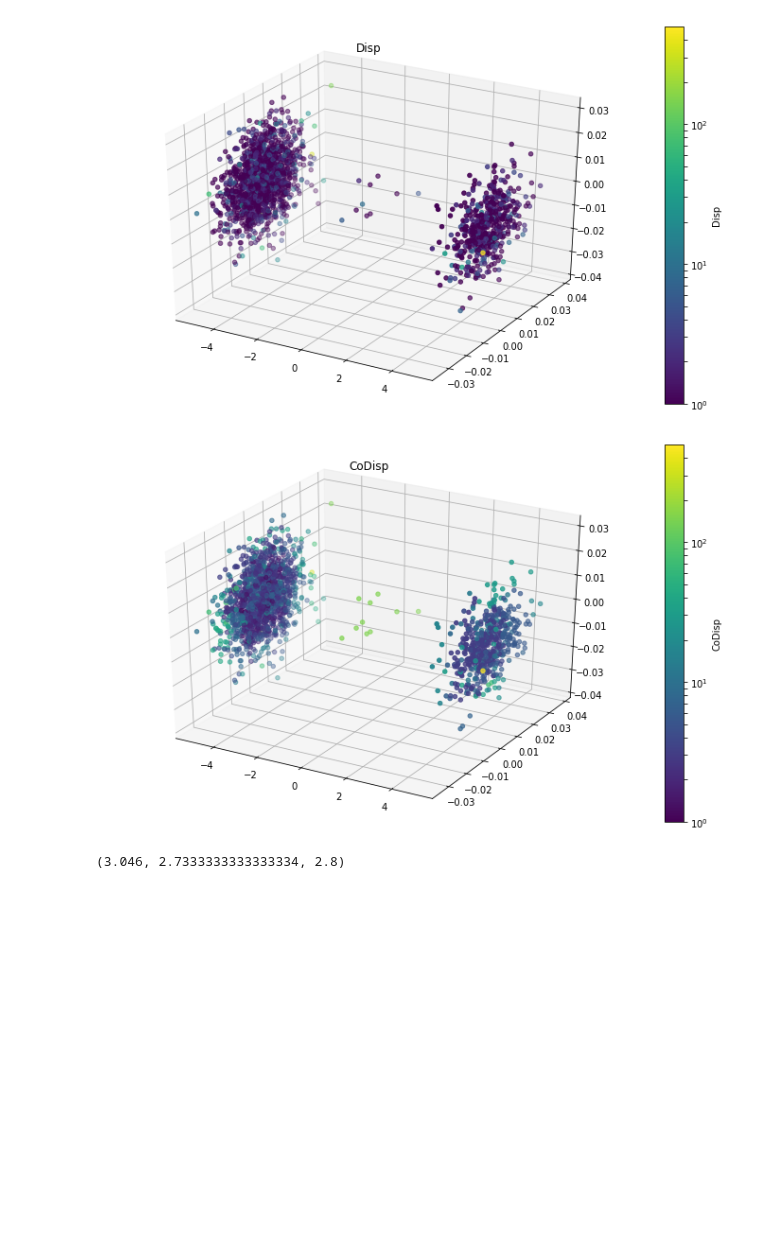
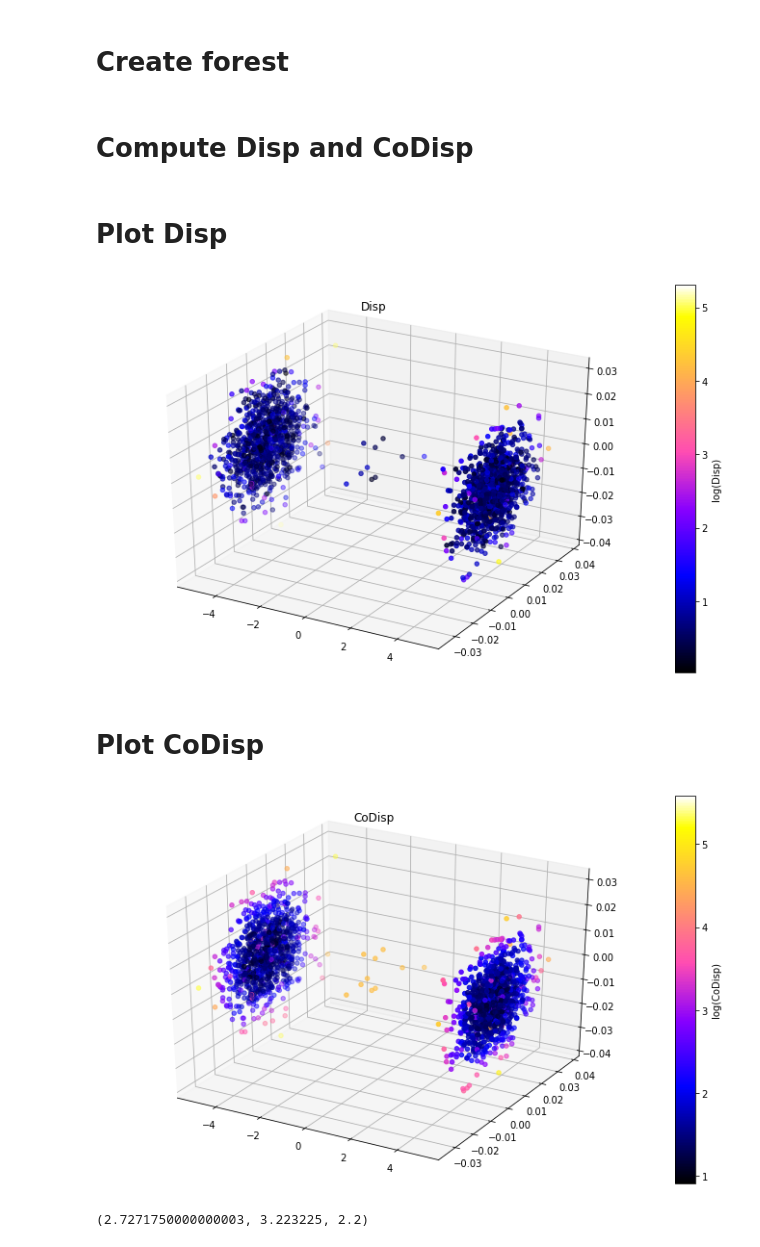
Before and after one commit to kLabUM/rrcf, a Jupyter notebook: notebooks/codisp_test.ipynb, the cells around one changed output. Drawn from its saved outputs; the diff is of its cells as text; code cells hidden in the pictures; blank space fills up the shorter version.

Commit message:
Add forest to codisp test

```diff
--- a/notebooks/codisp_test.ipynb
+++ b/notebooks/codisp_test.ipynb
@@ -13,7 +15,9 @@ np.random.seed(0)
 # %%
-X = np.zeros((2010, 3))
-X[:500,0] = 5
-X[500:2000,0] = -5
+n = 2010
+numtrees = 40
+X = np.zeros((n, 3))
+X[:1000,0] = 5
+X[1000:2000,0] = -5
 X += 0.01*np.random.randn(*X.shape)
 # %%
 fig = plt.figure(figsize=(8,6))
@@ -31,20 +29,43 @@ codisp = pd.Series(tree.codisp_all())
+# %% [markdown]
+# Create forest
+# %%
+forest = []
+
+for _ in range(numtrees):
+    tree = rrcf.RCTree(X)
+    forest.append(tree)
+# %% [markdown]
+# Compute Disp and CoDisp
+# %%
+avg_disp = pd.Series(0.0, index=np.arange(n))
+avg_codisp = pd.Series(0.0, index=np.arange(n))
+
+for tree in forest:
+    disp = pd.Series(tree.disp_all())
+    codisp = pd.Series(tree.codisp_all())
+    avg_disp += disp
+    avg_codisp += codisp
+avg_disp /= numtrees
+avg_codisp /= numtrees
+# %% [markdown]
+# Plot Disp
 # %%
 fig = plt.figure(figsize=(10,6))
 ax = fig.add_subplot(111, projection='3d')
-sc = ax.scatter(X[:,0], X[:,1], X[:,2], c=disp.sort_index().values,
-          norm=colors.LogNorm(vmin=1, vmax=disp.max()))
-plt.colorbar(sc, label='Disp')
+sc = ax.scatter(X[:,0], X[:,1], X[:,2], c=np.log(avg_disp.sort_index().values), cmap='gnuplot2')
+plt.colorbar(sc, label='log(Disp)')
 plt.title('Disp')
 plt.tight_layout()
 # %% [output]
-[figure, old version]
+[figure, new version]
+# %% [markdown]
+# Plot CoDisp
 # %%
 fig = plt.figure(figsize=(10,6))
 ax = fig.add_subplot(111, projection='3d')
-sc = ax.scatter(X[:,0], X[:,1], X[:,2], c=codisp.sort_index().values,
-           norm=colors.LogNorm(vmin=1, vmax=codisp.max()))
-plt.colorbar(sc, label='CoDisp')
+sc = ax.scatter(X[:,0], X[:,1], X[:,2], c=np.log(avg_codisp.sort_index().values), cmap='gnuplot2')
+plt.colorbar(sc, label='log(CoDisp)')
 plt.title('CoDisp')
 plt.tight_layout()
 # %% [output]
-[figure, old version]
+[figure, new version]
@@ -54,5 +75,5 @@ codisp = codisp.sort_index()
 # %%
-disp[:500].mean(), disp[500:2000].mean(), disp[2000:].mean()
+avg_disp[:1000].mean(), avg_disp[1000:2000].mean(), avg_disp[2000:].mean()
 # %% [output]
-(3.046, 2.7333333333333334, 2.8)
+(2.7271750000000003, 3.223225, 2.2)
 # %%
```
Also changed, not shown: parts of 10 cells of this notebook.
